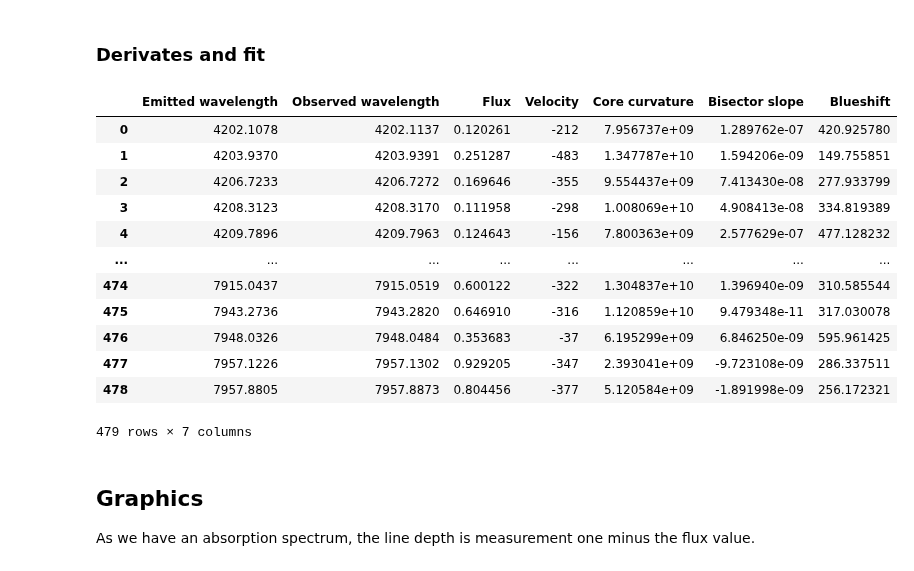
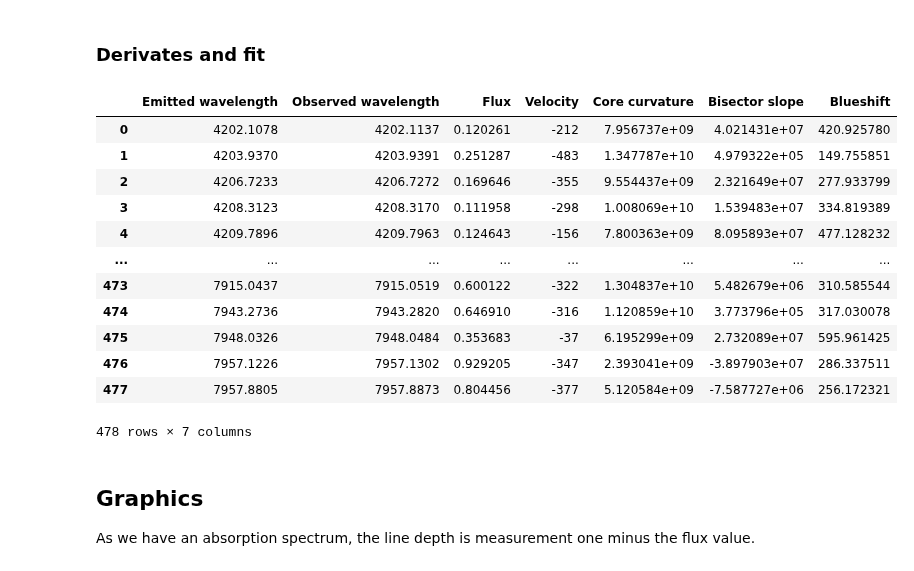
Before and after one commit to ccuellarn/Measurement-and-Characterization-of-Granulation-Patterns-in-the-IAG-Solar-Flux-Spectrum, a Jupyter notebook: Project/IAG Spatially Resolved Atlas/Check_lines.ipynb, the cells around one changed output. Drawn from its saved outputs; the diff is of its cells as text; code cells hidden in the pictures.

```diff
--- a/Project/IAG Spatially Resolved Atlas/Check_lines.ipynb
+++ b/Project/IAG Spatially Resolved Atlas/Check_lines.ipynb
@@ -194,49 +194,49 @@ def Fit_derivates(local_points,lamda_list):
             minimal_root = valid_roots[np.where(value_roots == min(value_roots))][0] , min(value_roots) #Take the values for the wavelength and the flux of the minimum
 
             #For the wavelength observed convert the minimal root in the real with the scale of the mean, we dont scale the flux data
             lamda_obs = [round(minimal_root[0]*wave_std + wave_mean,4), minimal_root[1]]
 
             #Expresion for the third derivate (C-curved profile bisector)
             def Third_Derivate(second, third):
                 return -((third)/(3*(second**2)))*(const.c/lamda_obs[0])
 
             #Evaluate the second and third derivate in the wavelength observed. Re-scalated the coefficients
-            d2 = (poly.polyval(minimal_root[0],d2_param) / (wave_std ** 2))*(lamda_obs[0]**2) #Core curvature
-            d3 = -(Third_Derivate(d2, poly.polyval(minimal_root[0],d3_param) / (wave_std ** 3) ))*(const.c/lamda_obs[0]) #Bisector slope
+            d2 = (poly.polyval(minimal_root[0],d2_param) / (wave_std ** 2))
+            d3 = (Third_Derivate(d2, poly.polyval(minimal_root[0],d3_param) / (wave_std ** 3) ))
 
             #Calculate the velocity and convective blueshift
             blueshift = ((lamda_obs[0]/lamda_list[i]) - 1)* const.c
             velocity = round((blueshift) - 633) #Formula for relativistic aproximation
 
-            #In order: Natural wavelength, observed wavelength, flux, velocity, second derivate, third derivate, convective blueshift
-            values.append(pd.DataFrame([[lamda_list[i],lamda_obs[0],lamda_obs[1],velocity,d2,d3,blueshift]]))
+            #In order: Natural wavelength, observed wavelength, flux, velocity, Core curvature, Bisector slope, convective blueshift
+            values.append(pd.DataFrame([[lamda_list[i],lamda_obs[0],lamda_obs[1],velocity,d2*(lamda_obs[0]**2),-d3*(const.c/lamda_obs[0]),blueshift]]))
 
             #Just in case of the visualizer take the fit values
             fit.append(flux_fit)
 
     Values =  pd.concat(values,axis=0).reset_index(drop=True)
 
     Values.columns = ["Emitted wavelength", "Observed wavelength", "Flux","Velocity","Core curvature","Bisector slope","Blueshift"]
 
     return Values,fit
 
 Values,fit = Fit_derivates(local_points,closer_lines['Fe line'])
 
 Values
 # %% [output]
 |  | Emitted wavelength | Observed wavelength | Flux | Velocity | Core curvature | Bisector slope | Blueshift |
-| 0 | 4202.1078 | 4202.1137 | 0.120261 | -212 | 7.956737e+09 | 1.289762e-07 | 420.925780 |
-| 1 | 4203.9370 | 4203.9391 | 0.251287 | -483 | 1.347787e+10 | 1.594206e-09 | 149.755851 |
-| 2 | 4206.7233 | 4206.7272 | 0.169646 | -355 | 9.554437e+09 | 7.413430e-08 | 277.933799 |
-| 3 | 4208.3123 | 4208.3170 | 0.111958 | -298 | 1.008069e+10 | 4.908413e-08 | 334.819389 |
-| 4 | 4209.7896 | 4209.7963 | 0.124643 | -156 | 7.800363e+09 | 2.577629e-07 | 477.128232 |
+| 0 | 4202.1078 | 4202.1137 | 0.120261 | -212 | 7.956737e+09 | 4.021431e+07 | 420.925780 |
+| 1 | 4203.9370 | 4203.9391 | 0.251287 | -483 | 1.347787e+10 | 4.979322e+05 | 149.755851 |
+| 2 | 4206.7233 | 4206.7272 | 0.169646 | -355 | 9.554437e+09 | 2.321649e+07 | 277.933799 |
+| 3 | 4208.3123 | 4208.3170 | 0.111958 | -298 | 1.008069e+10 | 1.539483e+07 | 334.819389 |
+| 4 | 4209.7896 | 4209.7963 | 0.124643 | -156 | 7.800363e+09 | 8.095893e+07 | 477.128232 |
 | ... | ... | ... | ... | ... | ... | ... | ... |
-| 474 | 7915.0437 | 7915.0519 | 0.600122 | -322 | 1.304837e+10 | 1.396940e-09 | 310.585544 |
-| 475 | 7943.2736 | 7943.2820 | 0.646910 | -316 | 1.120859e+10 | 9.479348e-11 | 317.030078 |
-| 476 | 7948.0326 | 7948.0484 | 0.353683 | -37 | 6.195299e+09 | 6.846250e-09 | 595.961425 |
-| 477 | 7957.1226 | 7957.1302 | 0.929205 | -347 | 2.393041e+09 | -9.723108e-09 | 286.337511 |
-| 478 | 7957.8805 | 7957.8873 | 0.804456 | -377 | 5.120584e+09 | -1.891998e-09 | 256.172321 |
+| 473 | 7915.0437 | 7915.0519 | 0.600122 | -322 | 1.304837e+10 | 5.482679e+06 | 310.585544 |
+| 474 | 7943.2736 | 7943.2820 | 0.646910 | -316 | 1.120859e+10 | 3.773796e+05 | 317.030078 |
+| 475 | 7948.0326 | 7948.0484 | 0.353683 | -37 | 6.195299e+09 | 2.732089e+07 | 595.961425 |
+| 476 | 7957.1226 | 7957.1302 | 0.929205 | -347 | 2.393041e+09 | -3.897903e+07 | 286.337511 |
+| 477 | 7957.8805 | 7957.8873 | 0.804456 | -377 | 5.120584e+09 | -7.587727e+06 | 256.172321 |
-479 rows × 7 columns
+478 rows × 7 columns
 # %%
 # #Convert to excel
 # Values.to_excel('values_SPA.xlsx', index=False)
```
Also changed, not shown: parts of 4 cells of this notebook, 6 other files.
